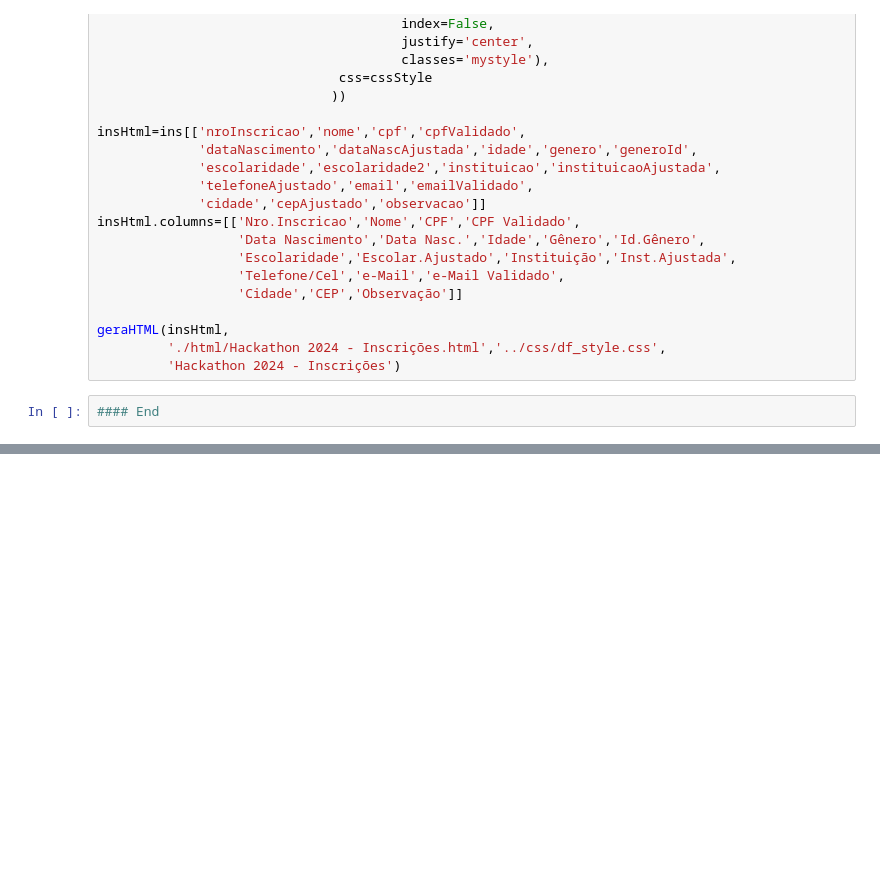
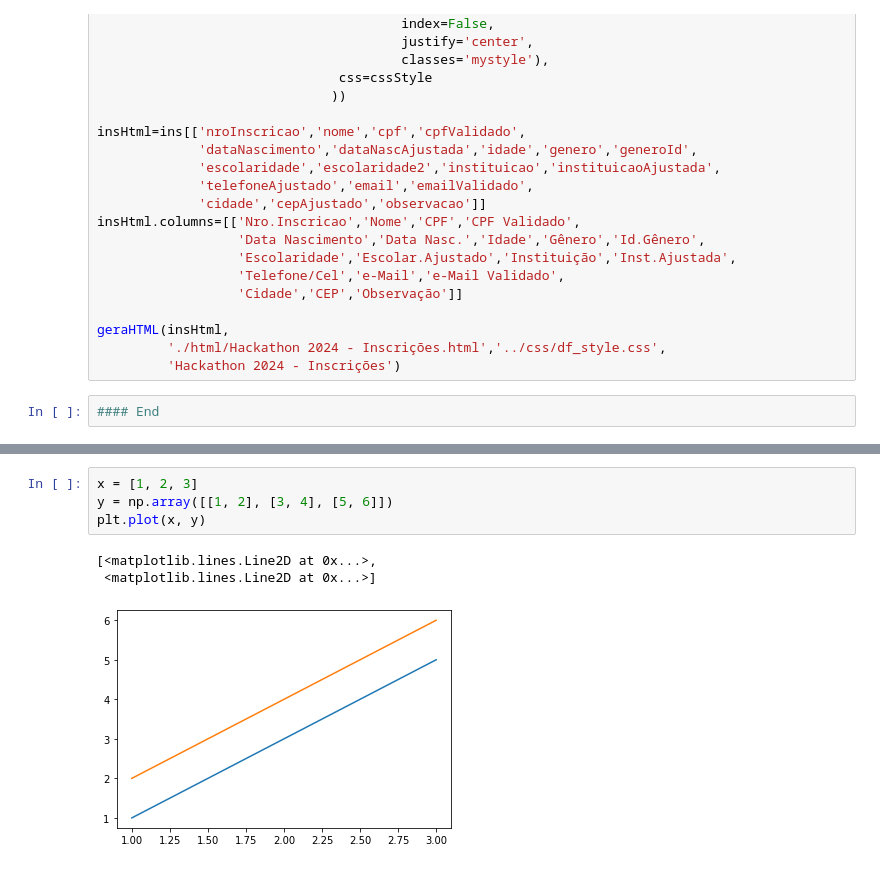
Before and after one commit to jmsimao/DCTI-Hackathon-2024, a Jupyter notebook: Hackathon - Inscritos - 2024.ipynb, the cells around one changed output, grey strips where cells are left out. Cells and saved outputs as stored; diff of their text form; blank space fills up the shorter version.

```diff
--- a/Hackathon - Inscritos - 2024.ipynb
+++ b/Hackathon - Inscritos - 2024.ipynb
@@ -820,0 +833,8 @@ geraHTML(insHtml,
+# %%
+x = [1, 2, 3]
+y = np.array([[1, 2], [3, 4], [5, 6]])
+plt.plot(x, y)
+# %% [output]
+[<matplotlib.lines.Line2D at 0x...>,
+ <matplotlib.lines.Line2D at 0x...>]
+[figure, added]
```
Also changed, not shown: parts of 14 cells of this notebook, 12 other files.
